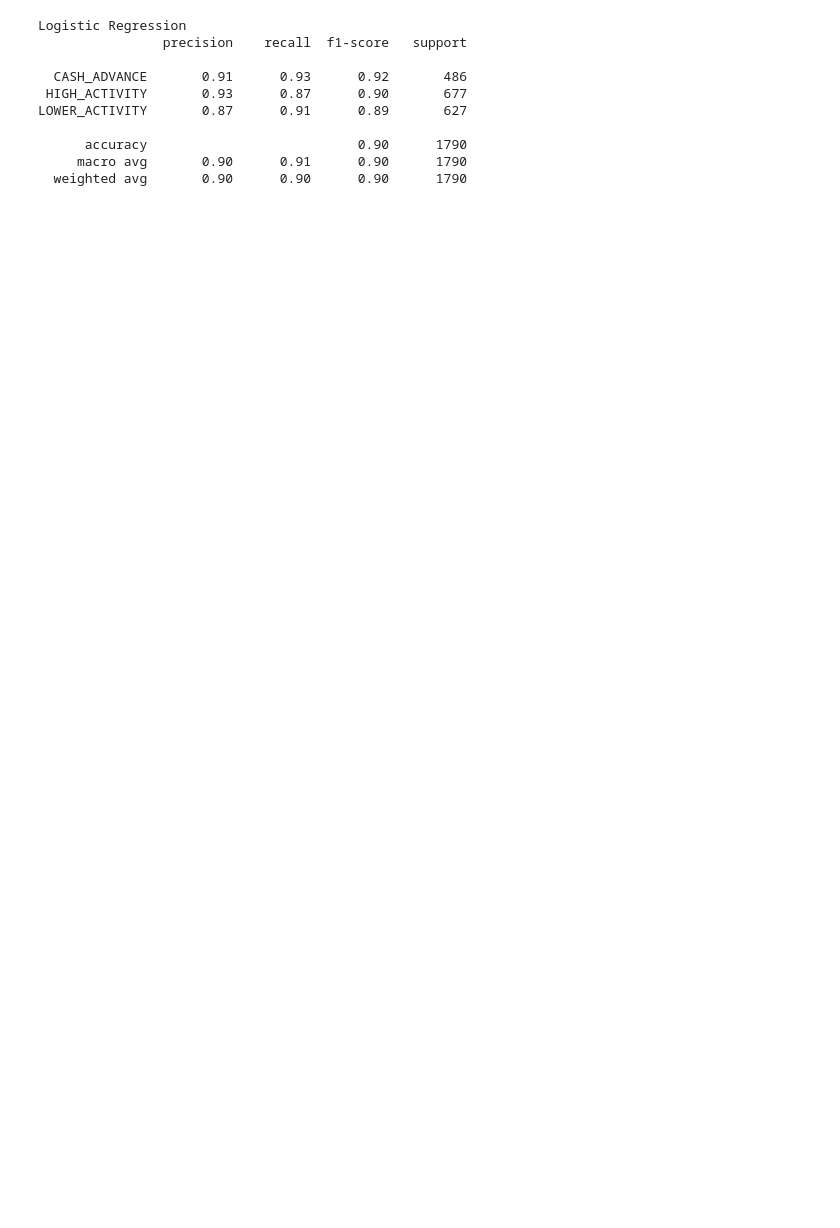
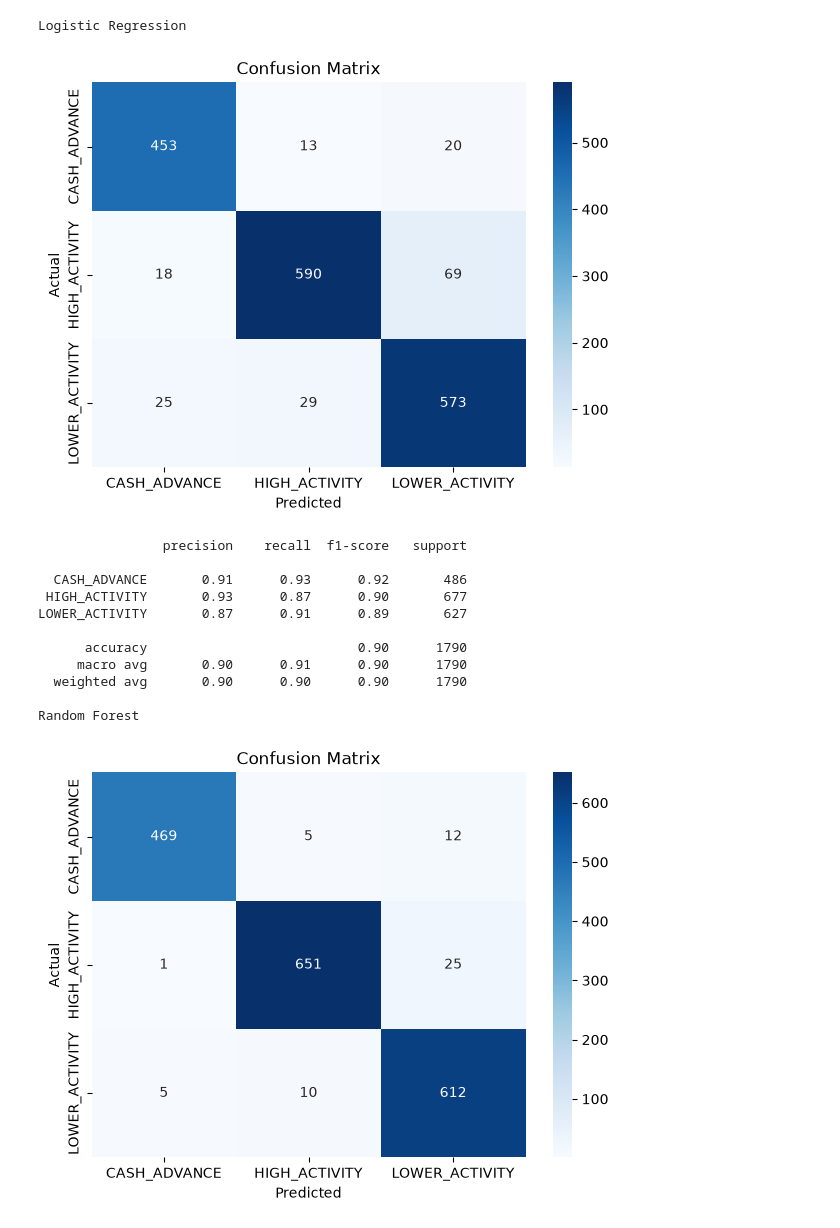
Before and after one commit to d-anasx/segmentation_clients, a Jupyter notebook: notebooks/03_classification.ipynb, the cells around one changed output. Cells and saved outputs as stored; diff of their text form; code cells hidden in the pictures; blank space fills up the shorter version.

```diff
--- a/notebooks/03_classification.ipynb
+++ b/notebooks/03_classification.ipynb
@@ -56,35 +79,77 @@ x_train , x_test , y_train , y_test = train_test_split(x, y, test_size=0.2, rand
 # %%
 #creating pipeline with classifiers object
 
 classifiers = {
-    'Logistic Regression' : LogisticRegression( max_iter=100, random_state=42 ),
-    # 'Random Forest' : RandomForestClassifier(n_estimators=100 , random_state=42 ),
-    # 'SVC' : SVC( kernel='rbf')
+    'Logistic Regression' : LogisticRegression(max_iter=1000, random_state=42 ),
+    'Random Forest' : RandomForestClassifier(n_estimators=100 , random_state=42 ),
+    'SVC' : SVC( kernel='rbf', probability=True )
 }
 
 for name , classifier in classifiers.items():
 
     pipeline = Pipeline([
         ('scaler' , StandardScaler()),
         ('classifier' , classifier)
     ])
 
     #train
-    pipeline.fit(x_train , y_train)
+    pipeline.fit(x_train , y_train) #fit handles the lable encoder inside it , so it transform the classes into indexes
 
     #predict
     y_pred = pipeline.predict(x_test)
 
+    # predict probas with our custom seuil
+    # proba = pipeline.predict_proba(x_test)
+
+
+    # seuil = 0.60
+
+    # max_proba = proba.max(axis=1)
+    # max_index = proba.argmax(axis=1)  # we get the max proba and its index
+
+    # y_pred = np.where(
+    #     max_proba >= seuil,  # if this proba is > seuil we get its class else we say uncertain
+    #     pipeline.classes_[max_index],
+    #     'uncertain'
+
+    # )
     print(name)
+    # matrice de confusion
+    labels = sorted(set(y_test.unique()) | set(y_pred))
+    cm = confusion_matrix(y_test , y_pred , labels=labels)
+
+    plt.figure(figsize=(7,5))
+    sns.heatmap(
+        cm,
+        annot=True,
+        fmt='d',
+        cmap='Blues',
+        xticklabels=labels,
+        yticklabels=labels,
+    )
+
+    plt.xlabel("Predicted")
+    plt.ylabel("Actual")
+    plt.title("Confusion Matrix")
+
+    plt.show()
+
+
+
+
     print(classification_report(y_test, y_pred))
 # %% [output]
 Logistic Regression
-                precision    recall  f1-score   support
-
-  CASH_ADVANCE       0.91      0.93      0.92       486
- HIGH_ACTIVITY       0.93      0.87      0.90       677
-LOWER_ACTIVITY       0.87      0.91      0.89       627
-
-      accuracy                           0.90      1790
-     macro avg       0.90      0.91      0.90      1790
-  weighted avg       0.90      0.90      0.90      1790
+[figure, added]
+                precision    recall  f1-score   support
+
+  CASH_ADVANCE       0.91      0.93      0.92       486
+ HIGH_ACTIVITY       0.93      0.87      0.90       677
+LOWER_ACTIVITY       0.87      0.91      0.89       627
+
+      accuracy                           0.90      1790
+     macro avg       0.90      0.91      0.90      1790
+  weighted avg       0.90      0.90      0.90      1790
+
+Random Forest
+[figure, added]
```
Also changed, not shown: parts of 8 cells of this notebook, 1 other file.
